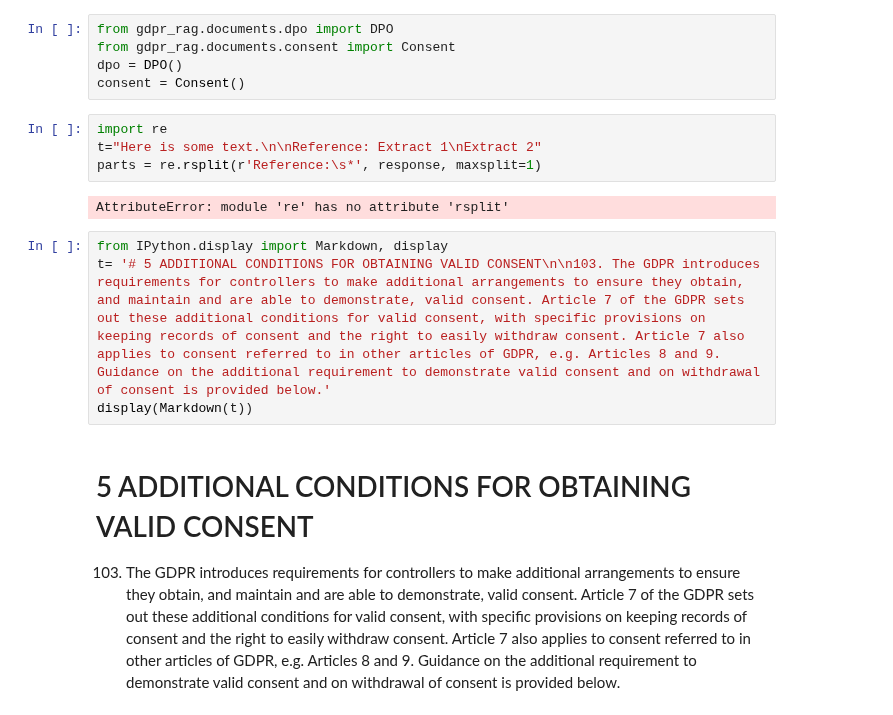
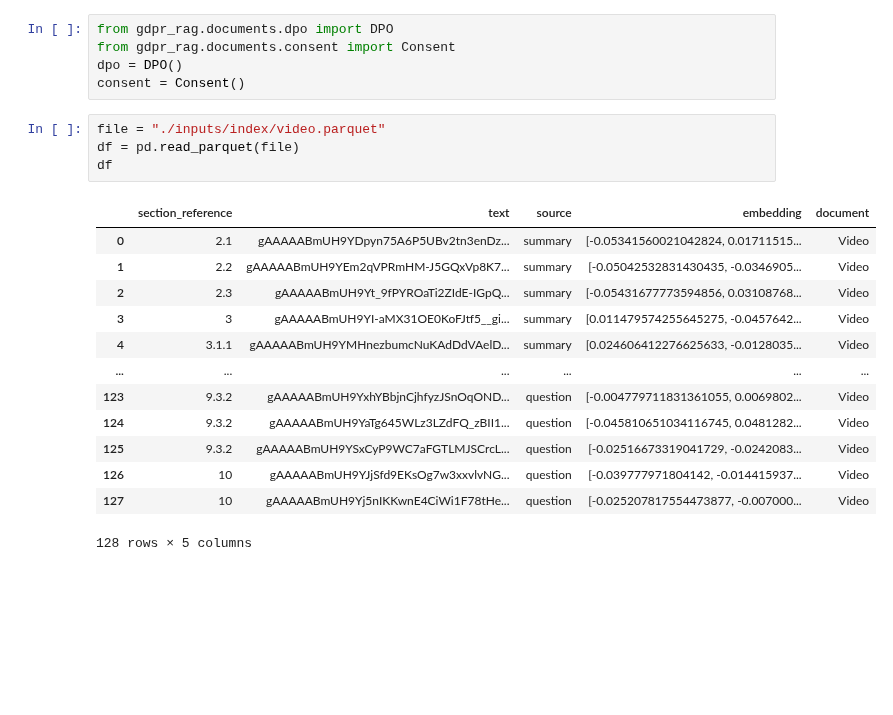
Before and after one commit to sjondavey/gdpr, a Jupyter notebook: 51_chat_corpus.ipynb, the cells around one changed output. Saved outputs shown, nothing was run; the diff lists cells and outputs as text; blank space fills up the shorter version.

```diff
--- a/51_chat_corpus.ipynb
+++ b/51_chat_corpus.ipynb
@@ -296,17 +317,21 @@ from gdpr_rag.documents.dpo import DPO
 from gdpr_rag.documents.consent import Consent
 dpo = DPO()
 consent = Consent()
-# %%
-import re
-t="Here is some text.\n\nReference: Extract 1\nExtract 2"
-parts = re.rsplit(r'Reference:\s*', response, maxsplit=1)
-# %% [output]
-AttributeError: module 're' has no attribute 'rsplit'
-# %%
-from IPython.display import Markdown, display
-t= '# 5 ADDITIONAL CONDITIONS FOR OBTAINING VALID CONSENT\n\n103. The GDPR introduces requirements for controllers to make additional arrangements to ensure they obtain, and maintain and are able to demonstrate, valid consent. Article 7 of the GDPR sets out these additional conditions for valid consent, with specific provisions on keeping records of consent and the right to easily withdraw consent. Article 7 also applies to consent referred to in other articles of GDPR, e.g. Articles 8 and 9. Guidance on the additional requirement to demonstrate valid consent and on withdrawal of consent is provided below.'
-display(Markdown(t))
-# %% [output]
-# 5 ADDITIONAL CONDITIONS FOR OBTAINING VALID CONSENT
-
-103. The GDPR introduces requirements for controllers to make additional arrangements to ensure they obtain, and maintain and are able to demonstrate, valid consent. Article 7 of the GDPR sets out these additional conditions for valid consent, with specific provisions on keeping records of consent and the right to easily withdraw consent. Article 7 also applies to consent referred to in other articles of GDPR, e.g. Articles 8 and 9. Guidance on the additional requirement to demonstrate valid consent and on withdrawal of consent is provided below.
+# %%
+file = "./inputs/index/video.parquet"
+df = pd.read_parquet(file)
+df
+# %% [output]
+|  | section_reference | text | source | embedding | document |
+| 0 | 2.1 | gAAAAABmUH9YDpyn75A6P5UBv2tn3enDz... | summary | [-0.05341560021042824, 0.01711515... | Video |
+| 1 | 2.2 | gAAAAABmUH9YEm2qVPRmHM-J5GQxVp8K7... | summary | [-0.05042532831430435, -0.0346905... | Video |
+| 2 | 2.3 | gAAAAABmUH9Yt_9fPYROaTi2ZIdE-IGpQ... | summary | [-0.05431677773594856, 0.03108768... | Video |
+| 3 | 3 | gAAAAABmUH9YI-aMX31OE0KoFJtf5__gi... | summary | [0.011479574255645275, -0.0457642... | Video |
+| 4 | 3.1.1 | gAAAAABmUH9YMHnezbumcNuKAdDdVAelD... | summary | [0.024606412276625633, -0.0128035... | Video |
+| ... | ... | ... | ... | ... | ... |
+| 123 | 9.3.2 | gAAAAABmUH9YxhYBbjnCjhfyzJSnOqOND... | question | [-0.004779711831361055, 0.0069802... | Video |
+| 124 | 9.3.2 | gAAAAABmUH9YaTg645WLz3LZdFQ_zBII1... | question | [-0.045810651034116745, 0.0481282... | Video |
+| 125 | 9.3.2 | gAAAAABmUH9YSxCyP9WC7aFGTLMJSCrcL... | question | [-0.02516673319041729, -0.0242083... | Video |
+| 126 | 10 | gAAAAABmUH9YJjSfd9EKsOg7w3xxvlvNG... | question | [-0.039777971804142, -0.014415937... | Video |
+| 127 | 10 | gAAAAABmUH9Yj5nIKKwnE4CiWi1F78tHe... | question | [-0.025207817554473877, -0.007000... | Video |
+128 rows × 5 columns
```
Also changed, not shown: parts of 3 cells of this notebook, 10 other files.
